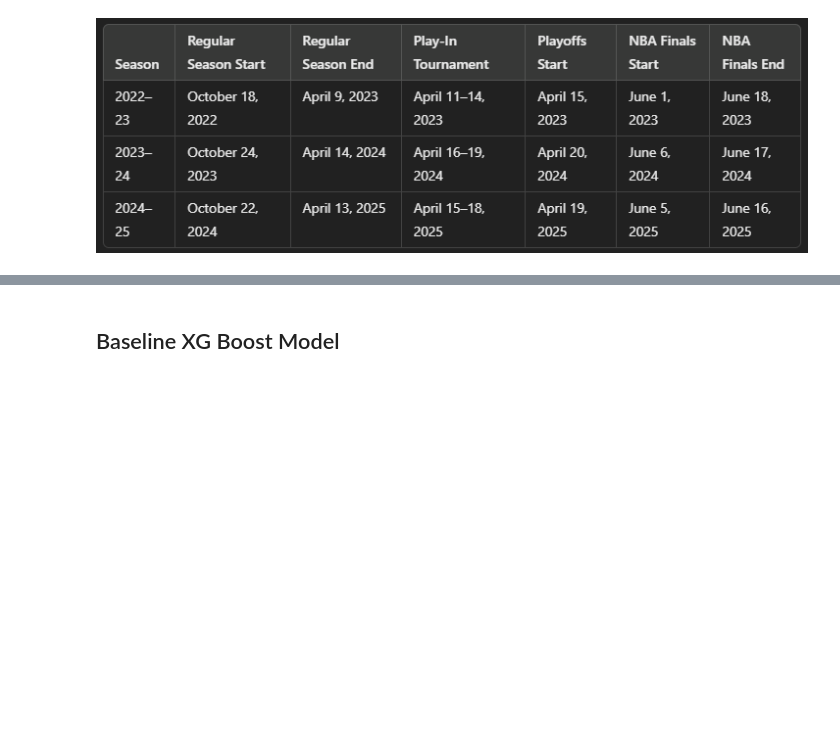
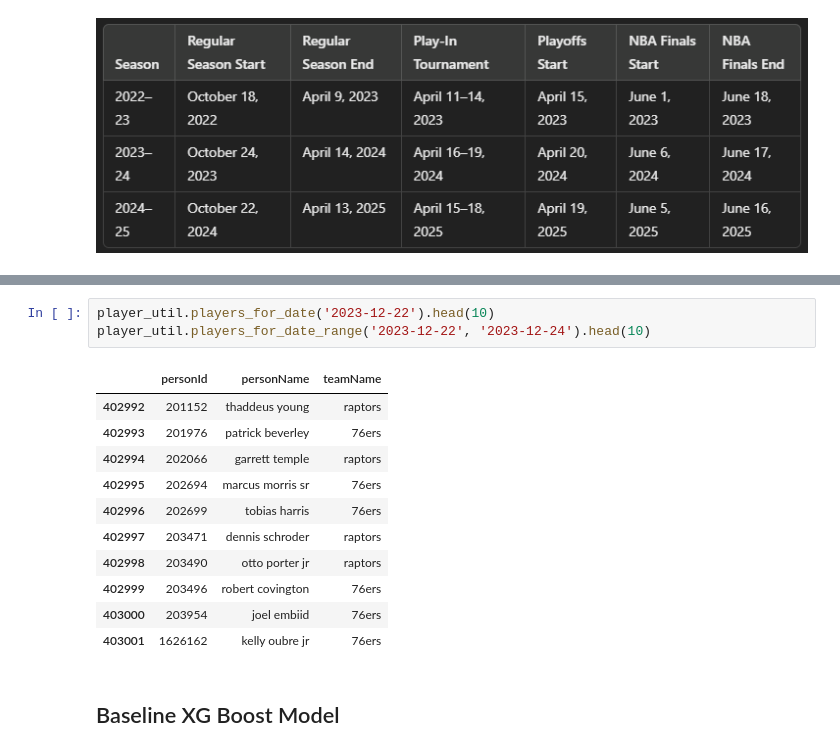
Before and after one commit to patcao/FantasyPodcastInsights, a Jupyter notebook: notebooks/Data-Exploration.ipynb, the cells around one changed output, grey strips where cells are left out. Drawn from its saved outputs; the diff is of its cells as text; blank space fills up the shorter version.

```diff
--- a/notebooks/Data-Exploration.ipynb
+++ b/notebooks/Data-Exploration.ipynb
@@ -142,3 +73,18 @@ df[(df.season_year == "2022-23") & (df.personId == 2544) & (df.minutes < 5)]
+# %%
+player_util.players_for_date('2023-12-22').head(10)
+player_util.players_for_date_range('2023-12-22', '2023-12-24').head(10)
+# %% [output]
+|  | personId | personName | teamName |
+| 402992 | 201152 | thaddeus young | raptors |
+| 402993 | 201976 | patrick beverley | 76ers |
+| 402994 | 202066 | garrett temple | raptors |
+| 402995 | 202694 | marcus morris sr | 76ers |
+| 402996 | 202699 | tobias harris | 76ers |
+| 402997 | 203471 | dennis schroder | raptors |
+| 402998 | 203490 | otto porter jr | raptors |
+| 402999 | 203496 | robert covington | 76ers |
+| 403000 | 203954 | joel embiid | 76ers |
+| 403001 | 1626162 | kelly oubre jr | 76ers |
 # %% [markdown]
 ## Baseline XG Boost Model
 # %%
```
Also changed, not shown: parts of 34 cells of this notebook, 18 other files.
